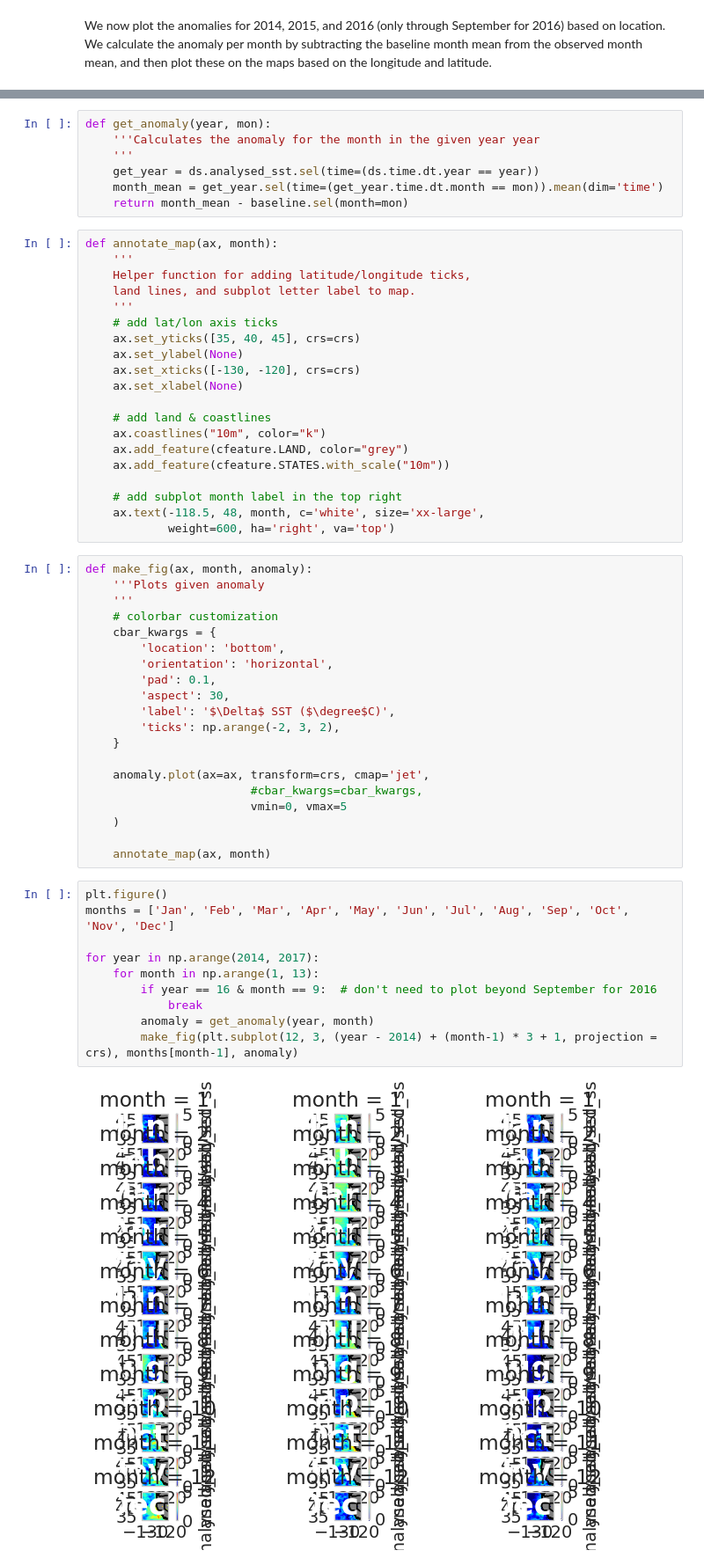
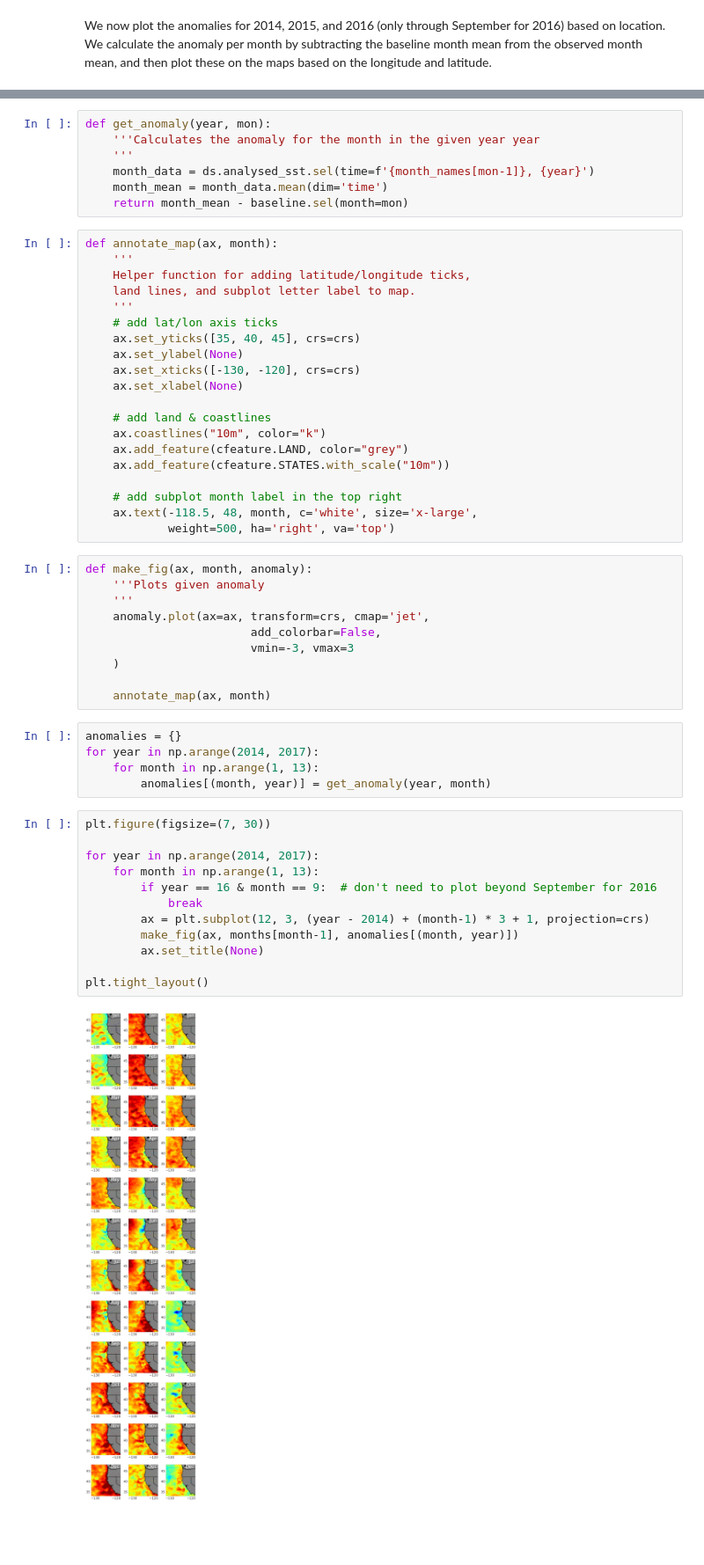
Before and after one commit to UCB-stat-159-s23/hw03-Group27, a Jupyter notebook: climate-Q04.ipynb, the cells around one changed output, grey strips where cells are left out. Shown at 88% size. Saved outputs shown, nothing was run; the diff lists cells and outputs as text; blank space fills up the shorter version.

Commit message:
fix plot layout

```diff
--- a/climate-Q04.ipynb
+++ b/climate-Q04.ipynb
@@ -44,8 +46,8 @@ We now plot the anomalies for 2014, 2015, and 2016 (only through September for 2
 def get_anomaly(year, mon):
     '''Calculates the anomaly for the month in the given year year
     '''
-    get_year = ds.analysed_sst.sel(time=(ds.time.dt.year == year))
-    month_mean = get_year.sel(time=(get_year.time.dt.month == mon)).mean(dim='time')
+    month_data = ds.analysed_sst.sel(time=f'{month_names[mon-1]}, {year}')
+    month_mean = month_data.mean(dim='time')
     return month_mean - baseline.sel(month=mon)
 # %%
 def annotate_map(ax, month):
@@ -65,37 +67,34 @@ def annotate_map(ax, month):
     ax.add_feature(cfeature.STATES.with_scale("10m"))
 
     # add subplot month label in the top right
-    ax.text(-118.5, 48, month, c='white', size='xx-large',
-            weight=600, ha='right', va='top')
+    ax.text(-118.5, 48, month, c='white', size='x-large',
+            weight=500, ha='right', va='top')
 # %%
 def make_fig(ax, month, anomaly):
     '''Plots given anomaly
     '''
-    # colorbar customization
-    cbar_kwargs = {
-        'location': 'bottom',
-        'orientation': 'horizontal',
-        'pad': 0.1,
-        'aspect': 30,
-        'label': '$\Delta$ SST ($\degree$C)',
-        'ticks': np.arange(-2, 3, 2),
-    }
-
     anomaly.plot(ax=ax, transform=crs, cmap='jet',
-                        #cbar_kwargs=cbar_kwargs,
-                        vmin=0, vmax=5
+                        add_colorbar=False,
+                        vmin=-3, vmax=3
     )
 
     annotate_map(ax, month)
+# %%
+anomalies = {}
+for year in np.arange(2014, 2017):
+    for month in np.arange(1, 13):
+        anomalies[(month, year)] = get_anomaly(year, month)
 # %%
-plt.figure()
-months = ['Jan', 'Feb', 'Mar', 'Apr', 'May', 'Jun', 'Jul', 'Aug', 'Sep', 'Oct', 'Nov', 'Dec']
+plt.figure(figsize=(7, 30))
 
 for year in np.arange(2014, 2017):
     for month in np.arange(1, 13):
         if year == 16 & month == 9:  # don't need to plot beyond September for 2016
             break
-        anomaly = get_anomaly(year, month)
-        make_fig(plt.subplot(12, 3, (year - 2014) + (month-1) * 3 + 1, projection = crs), months[month-1], anomaly)
+        ax = plt.subplot(12, 3, (year - 2014) + (month-1) * 3 + 1, projection=crs)
+        make_fig(ax, months[month-1], anomalies[(month, year)])
+        ax.set_title(None)
+
+plt.tight_layout()
 # %% [output]
-[figure, old version]
+[figure, new version]
```
Also changed, not shown: parts of 1 cell of this notebook.
